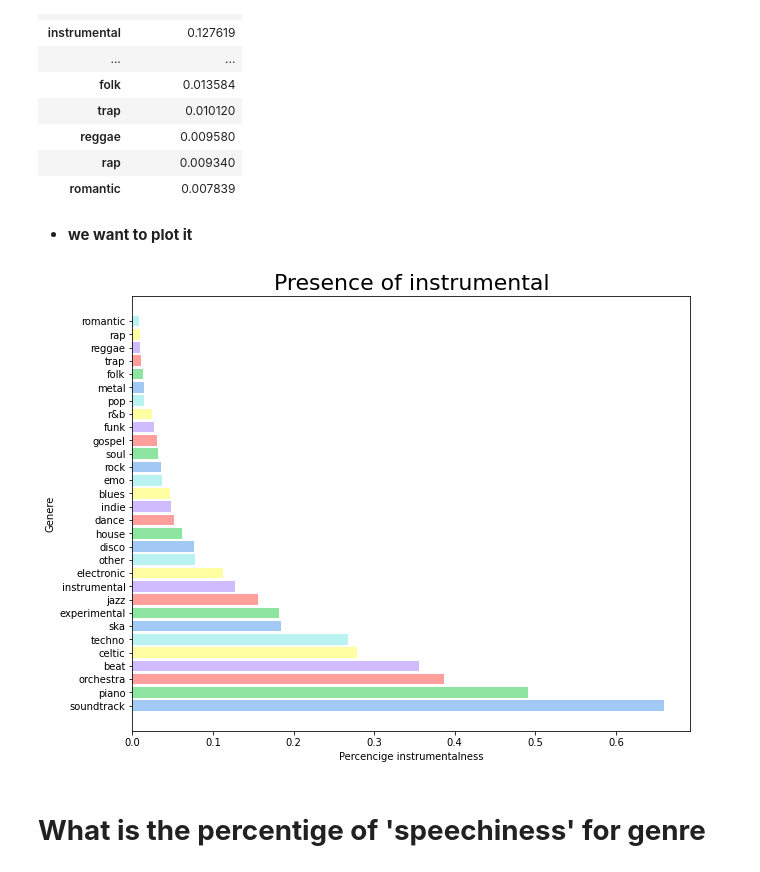
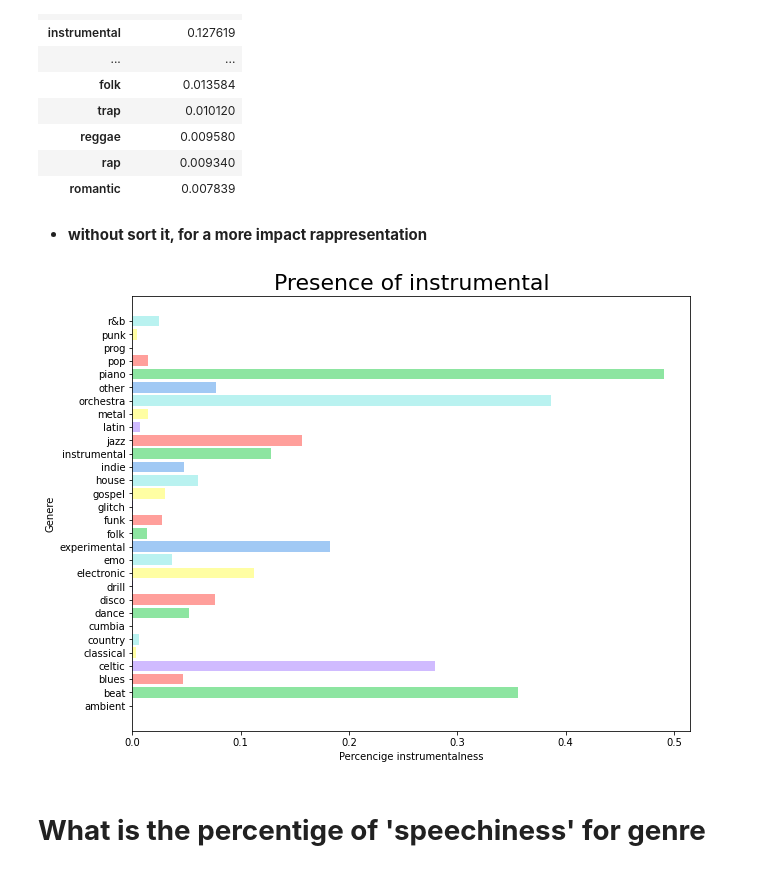
Before and after one commit to alelovo/Project_programming, a Jupyter notebook: project.ipynb, the cells around one changed output. Saved outputs shown, nothing was run; the diff lists cells and outputs as text; code cells hidden in the pictures.

Commit message:
some graph idea

```diff
--- a/project.ipynb
+++ b/project.ipynb
@@ -550,18 +599,20 @@ most_30_instrum_genere
 | reggae | 0.009580 |
 | rap | 0.009340 |
 | romantic | 0.007839 |
-# %% [markdown]
-* **we want to plot it**
+# %% [markdown]
+* **without sort it, for a more impact rappresentation**
+# %%
+most_30_instrum_genere_notsort=instrum_genre_df.groupby('maingenere').mean(numeric_only=True)[0:30]
 # %%
 plt.figure(figsize=(10,8))
 color=sb.color_palette('pastel6')
-plt.barh(most_30_instrum_genere.index,most_30_instrum_genere.instrumentalness,color=color)
+plt.barh(most_30_instrum_genere_notsort.index,most_30_instrum_genere_notsort.instrumentalness,color=color)
 plt.ylabel('Genere')
 plt.xlabel('Percencige instrumentalness')
 plt.title('Presence of instrumental',size=22)
 plt.show()
 # %% [output]
-[figure, old version]
+[figure, new version]
 # %% [markdown]
 # **What is the percentige of 'speechiness' for genre**
 # %%
```
Also changed, not shown: parts of 12 cells of this notebook.
